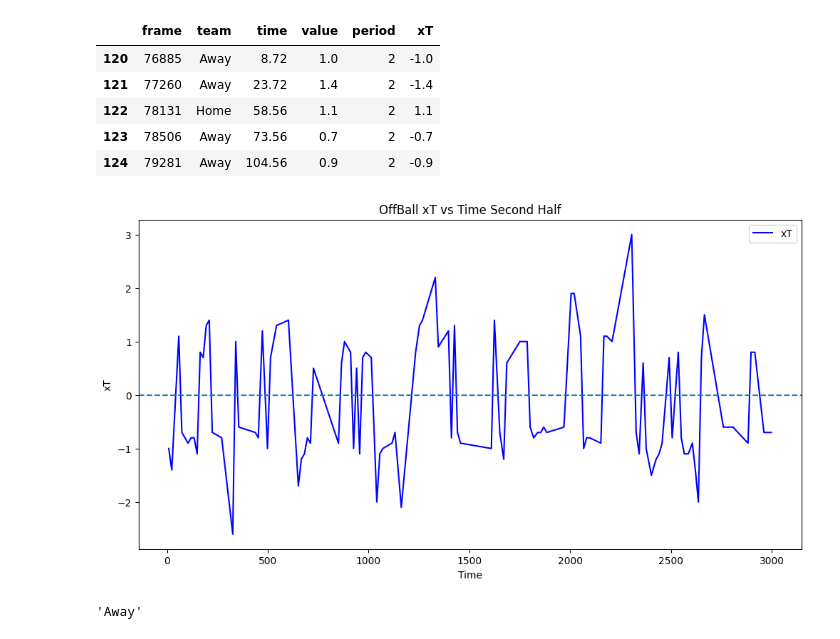
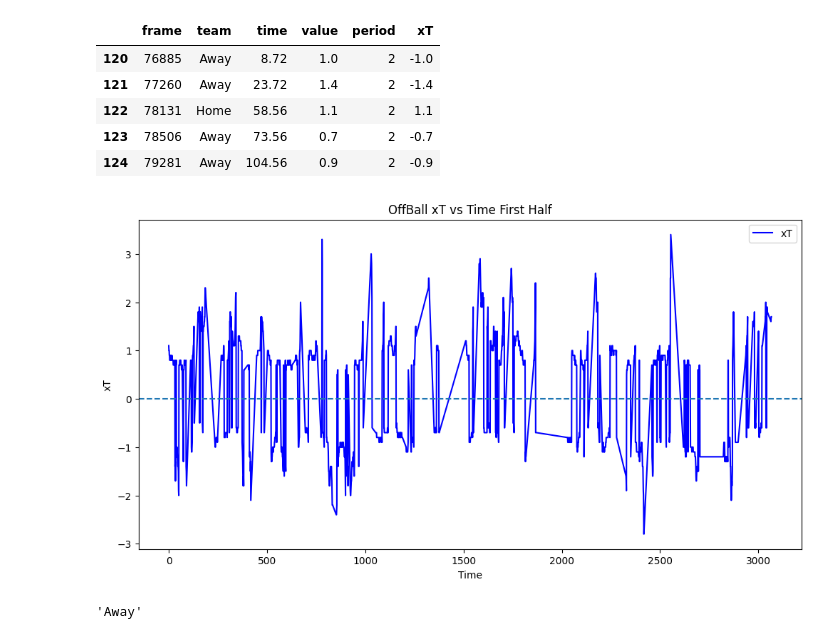
Before and after one commit to liammoore44/City-DS, a Jupyter notebook: notebooks/pitch_control_ss.ipynb, the cells around one changed output. Cells and saved outputs as stored; diff of their text form; code cells hidden in the pictures.

```diff
--- a/notebooks/pitch_control_ss.ipynb
+++ b/notebooks/pitch_control_ss.ipynb
@@ -179,6 +179,6 @@ dataset = secondspectrum.load(
     raw_data="../man-city-data/SecondSpectrum/MCI Women_s Files-001/g2312135_SecondSpectrum_tracking-produced.jsonl",
 
     # Optional arguments
-    sample_rate=1/375,
+    sample_rate=1/25,
     coordinates="secondspectrum",
     only_alive=True)
@@ -255,0 +256,2 @@ value_df.shape
+# %%
+h1 = value_df[(value_df.period == 1)]
@@ -258,5 +273,5 @@ h2 = value_df[value_df.period == 2]
 # %%
-h2['xT'] = h2['value'] * h2['team'].apply(lambda x: 1 if x == 'Home' else -1)
+h1['xT'] = h1['value'] * h1['team'].apply(lambda x: 1 if x == 'Home' else -1)
 # %%
 for i in value_df.index:
     if i > 119:
@@ -273,20 +288,20 @@ h2.head()
 # %%
 fig, ax = plt.subplots(figsize=(12, 6))
 
 # Create line chart with blue and red colors
-h2.plot(x='time', y='xT', kind='line', color='blue', ax=ax)
+h1.plot(x='time', y='xT', kind='line', color='blue', ax=ax)
 
 # Add labels to the chart
 plt.xlabel('Time')
 plt.ylabel('xT')
 
 # Add x-axis line at xT=0
 ax.axhline(y=0, linestyle='--')
 
-plt.title('OffBall xT vs Time Second Half')
+plt.title('OffBall xT vs Time First Half')
 plt.show()
 # %% [output]
-[figure, old version]
+[figure, new version]
 # %%
 frame = 60394
 attacking_team = x.loc[x.frame_id == frame, "ball_owning_team_id"].item().capitalize()
```
Also changed, not shown: parts of 11 cells of this notebook, 5 other files.
